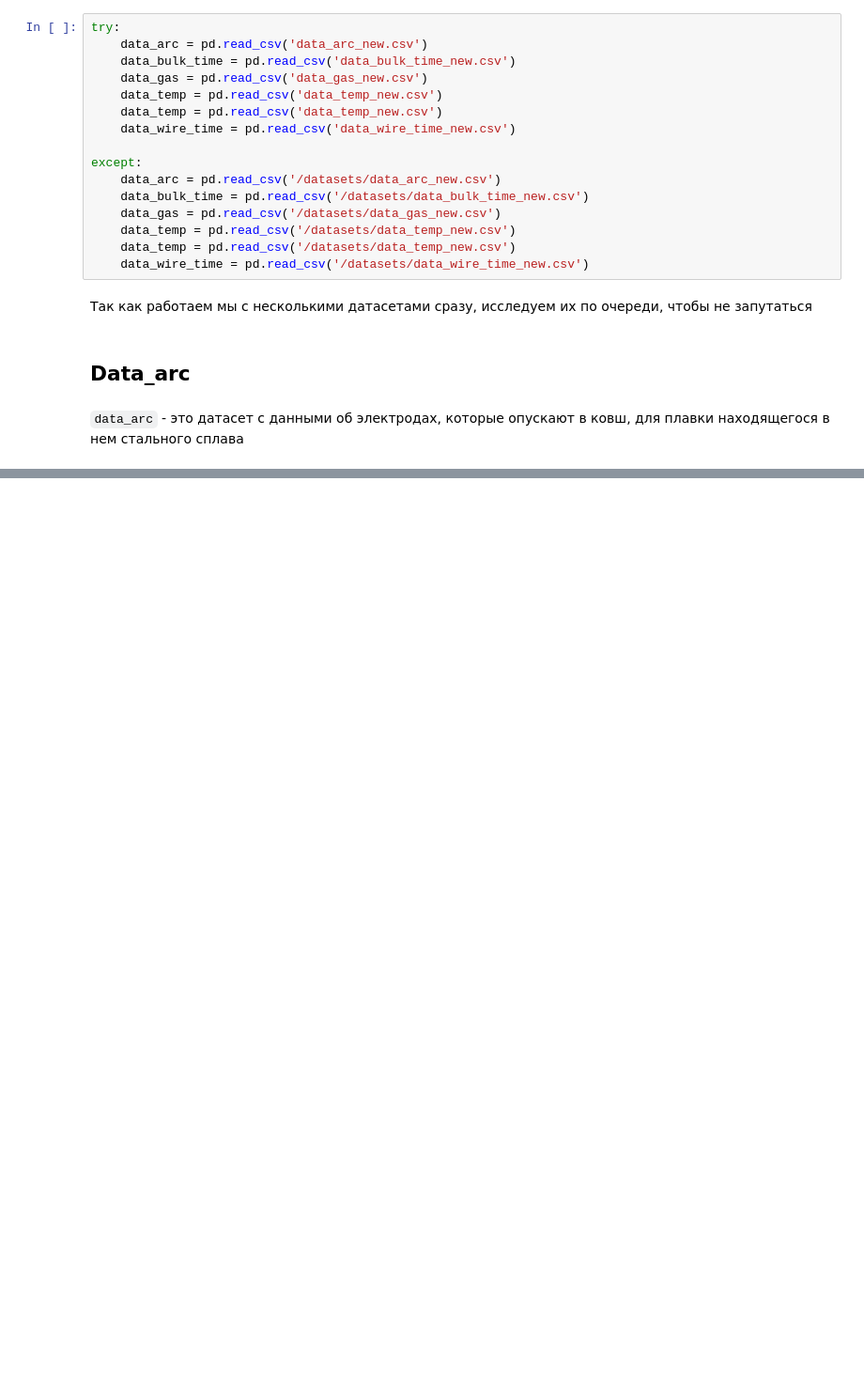
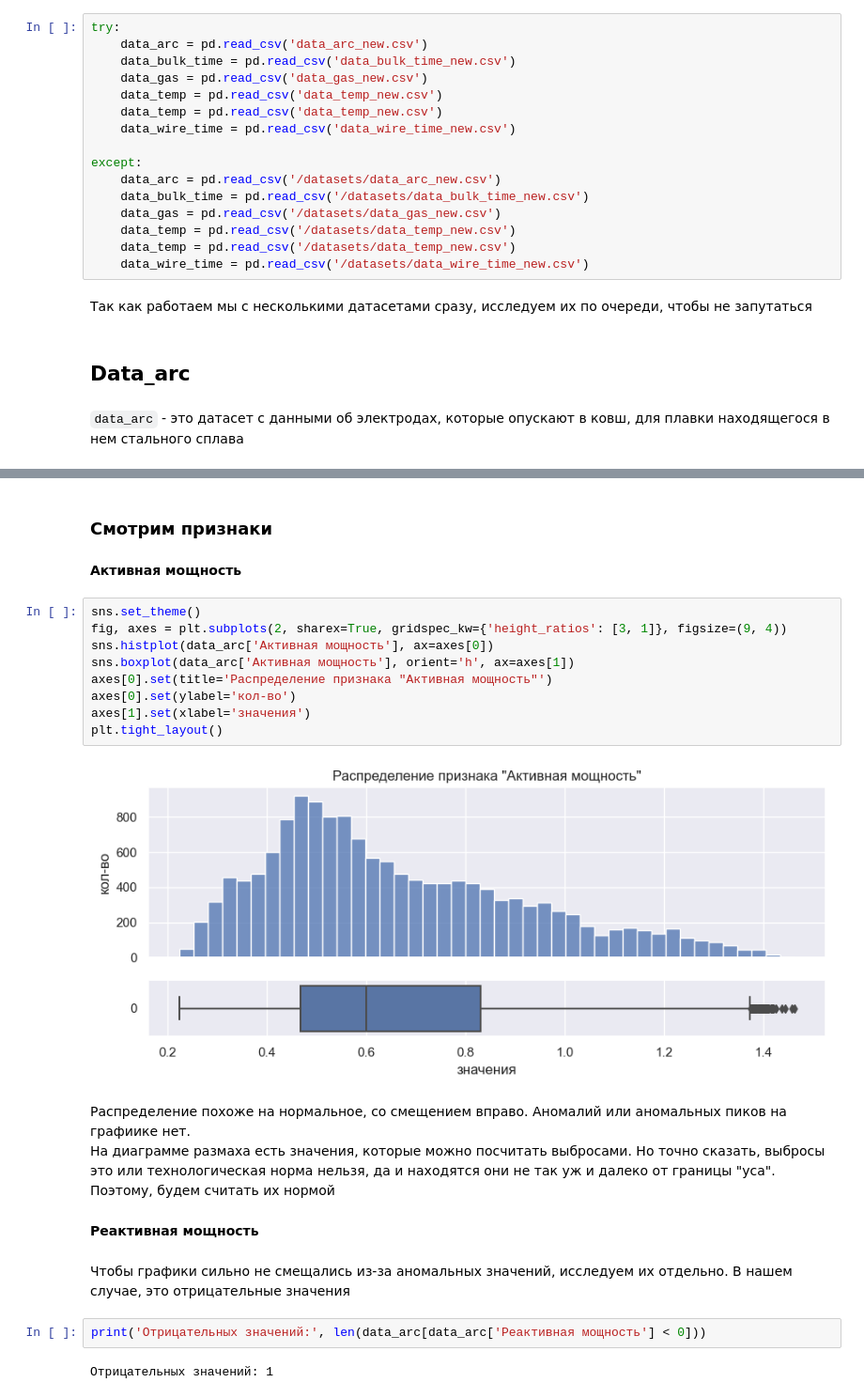
Before and after one commit to alex-blessed/YandexP-projects, a Jupyter notebook: Steel.ipynb, the cells around one changed output, grey strips where cells are left out. Shown at 94% size. Drawn from its saved outputs; the diff is of its cells as text; blank space fills up the shorter version.

Commit message:
dataset data_arc researched

```diff
--- a/Steel.ipynb
+++ b/Steel.ipynb
@@ -46,0 +98,26 @@ except:
+# %% [markdown]
+### Смотрим признаки
+# %% [markdown]
+**Активная мощность**
+# %%
+sns.set_theme()
+fig, axes = plt.subplots(2, sharex=True, gridspec_kw={'height_ratios': [3, 1]}, figsize=(9, 4))
+sns.histplot(data_arc['Активная мощность'], ax=axes[0])
+sns.boxplot(data_arc['Активная мощность'], orient='h', ax=axes[1])
+axes[0].set(title='Распределение признака "Активная мощность"')
+axes[0].set(ylabel='кол-во')
+axes[1].set(xlabel='значения')
+plt.tight_layout()
+# %% [output]
+[figure, added]
+# %% [markdown]
+Распределение похоже на нормальное, со смещением вправо. Аномалий или аномальных пиков на графиике нет.
+На диаграмме размаха есть значения, которые можно посчитать выбросами. Но точно сказать, выбросы это или технологическая норма нельзя, да и находятся они не так уж и далеко от границы "уса". Поэтому, будем считать их нормой
+# %% [markdown]
+**Реактивная мощность**
+# %% [markdown]
+Чтобы графики сильно не смещались из-за аномальных значений, исследуем их отдельно. В нашем случае, это отрицательные значения
+# %%
+print('Отрицательных значений:', len(data_arc[data_arc['Реактивная мощность'] < 0]))
+# %% [output]
+Отрицательных значений: 1
```
Also changed, not shown: parts of 9 cells of this notebook.
